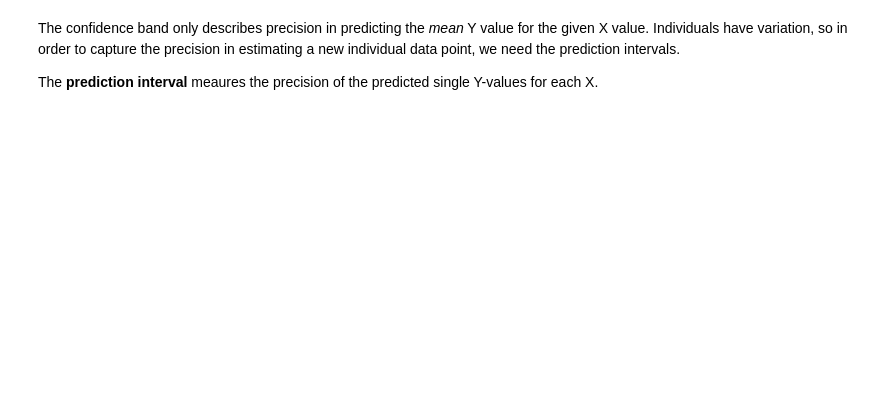
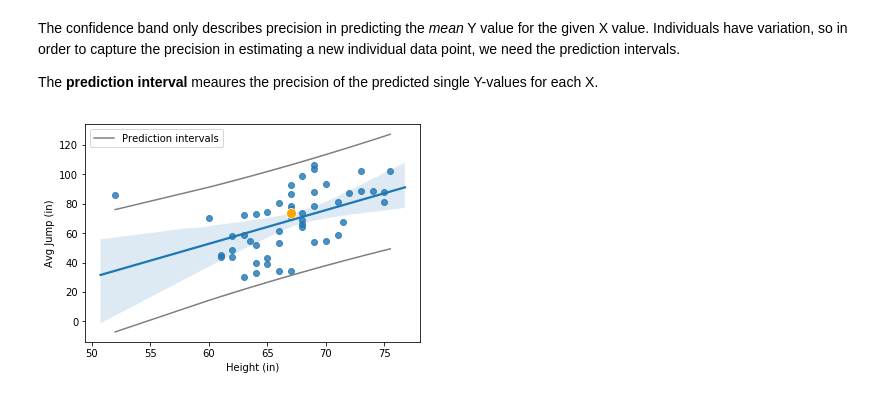
Before and after one commit to asizemore/data_science_seminar_upenn20, a Jupyter notebook: Linear_regression_07162020.ipynb, the cells around one changed output. Cells and saved outputs as stored; diff of their text form; code cells hidden in the pictures; blank space fills up the shorter version.

```diff
--- a/Linear_regression_07162020.ipynb
+++ b/Linear_regression_07162020.ipynb
@@ -260,27 +351,13 @@ The confidence band only describes precision in predicting the *mean* Y value fo
 The **prediction interval** meaures the precision of the predicted single Y-values for each X.
 # %%
 # Calculate and plot the prediction intervals
-
-a_height = results2.params[0]
-b_height = results2.params[1]
-
-# Calculate the predicted average jump values by hand. Usually predicted values mathematically are written with a 'hat'.
-avg_jump_hats = a_height + b_height*heights
-
-# Calculate the sum of squared residuals by hand
-MS_resid_jump = (np.sum((avg_jump - avg_jump_hats)**2))/(heights.shape[0] -2)
-
-# Calculate the standard error
-SE_predict_heights = np.sqrt(MS_resid_jump * ((1+1/heights.shape[0]1+((heights-np.mean(heights))**2)/(np.sum((heights-np.mean(heights))**2)))))
-t = stats.t.ppf(0.975, heights.shape[0]-2)
-
-# Calculate the prediction intervals
-prediction_upper = avg_jump_hats - t*SE_predict_heights
-prediction_lower = avg_jump_hats + t*SE_predict_heights
+prstd, prediction_upper, prediction_lower = wls_prediction_std(results2)
 
 sns.regplot(heights,avg_jump)
 sns.lineplot(heights, prediction_upper, color = "gray")
 sns.lineplot(heights, prediction_lower, color="gray", label="Prediction intervals")
 sns.scatterplot([drB_height], [drB_jump], color = "orange", s=100)
 plt.xlabel("Height (in)")
 plt.ylabel("Avg Jump (in)");
+# %% [output]
+[figure, added]
```
Also changed, not shown: parts of 19 cells of this notebook.
